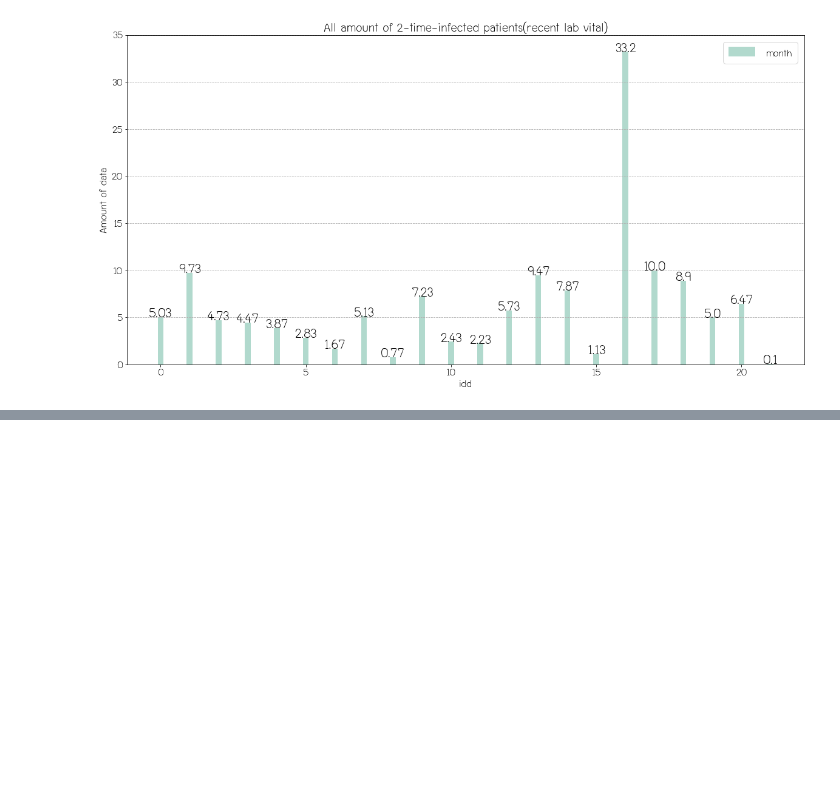
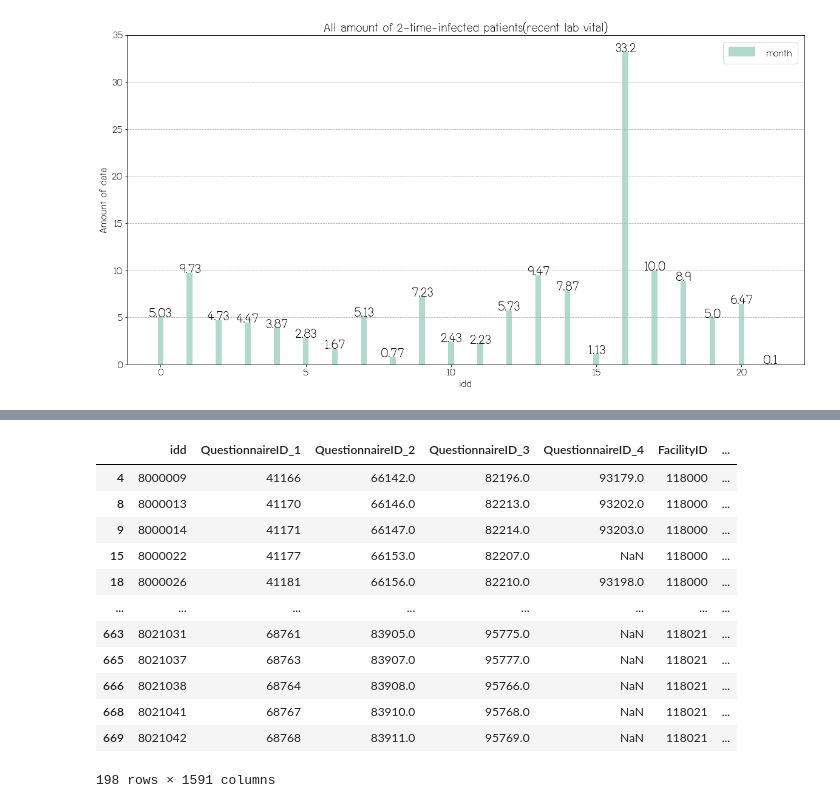
Before and after one commit to KittiphobChuaicharoensuk/Machine-Learning, a Jupyter notebook: PD analysis.ipynb, the cells around one changed output, grey strips where cells are left out. Saved outputs shown, nothing was run; the diff lists cells and outputs as text; code cells hidden in the pictures; blank space fills up the shorter version.

```diff
--- a/PD analysis.ipynb
+++ b/PD analysis.ipynb
@@ -769,0 +809,23 @@ plt.show()
+# %%
+infected_people = []
+
+for i in range(len(df_feat.idd.to_list())):
+    if df_feat.iloc[i].idd  in df_infect.idd.to_list():
+        infected_people.append(df_feat.iloc[i])
+
+df_infected_feat = pd.DataFrame(infected_people)
+df_infected_feat
+# %% [output]
+|  | idd | QuestionnaireID_1 | QuestionnaireID_2 | QuestionnaireID_3 | QuestionnaireID_4 | FacilityID | ... |
+| 4 | 8000009 | 41166 | 66142.0 | 82196.0 | 93179.0 | 118000 | ... |
+| 8 | 8000013 | 41170 | 66146.0 | 82213.0 | 93202.0 | 118000 | ... |
+| 9 | 8000014 | 41171 | 66147.0 | 82214.0 | 93203.0 | 118000 | ... |
+| 15 | 8000022 | 41177 | 66153.0 | 82207.0 | NaN | 118000 | ... |
+| 18 | 8000026 | 41181 | 66156.0 | 82210.0 | 93198.0 | 118000 | ... |
+| ... | ... | ... | ... | ... | ... | ... | ... |
+| 663 | 8021031 | 68761 | 83905.0 | 95775.0 | NaN | 118021 | ... |
+| 665 | 8021037 | 68763 | 83907.0 | 95777.0 | NaN | 118021 | ... |
+| 666 | 8021038 | 68764 | 83908.0 | 95766.0 | NaN | 118021 | ... |
+| 668 | 8021041 | 68767 | 83910.0 | 95768.0 | NaN | 118021 | ... |
+| 669 | 8021042 | 68768 | 83911.0 | 95769.0 | NaN | 118021 | ... |
+198 rows × 1591 columns
```
Also changed, not shown: parts of 6 cells of this notebook.
